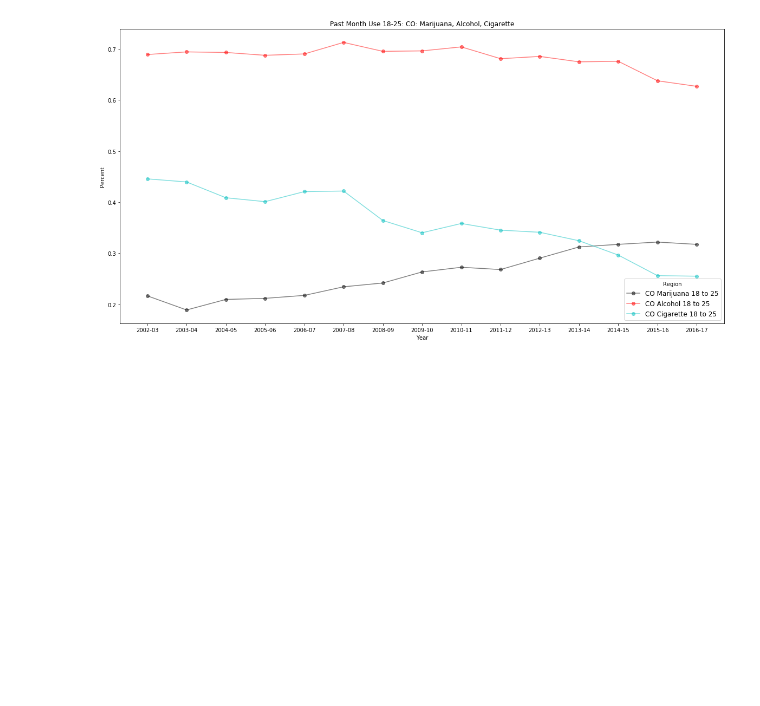
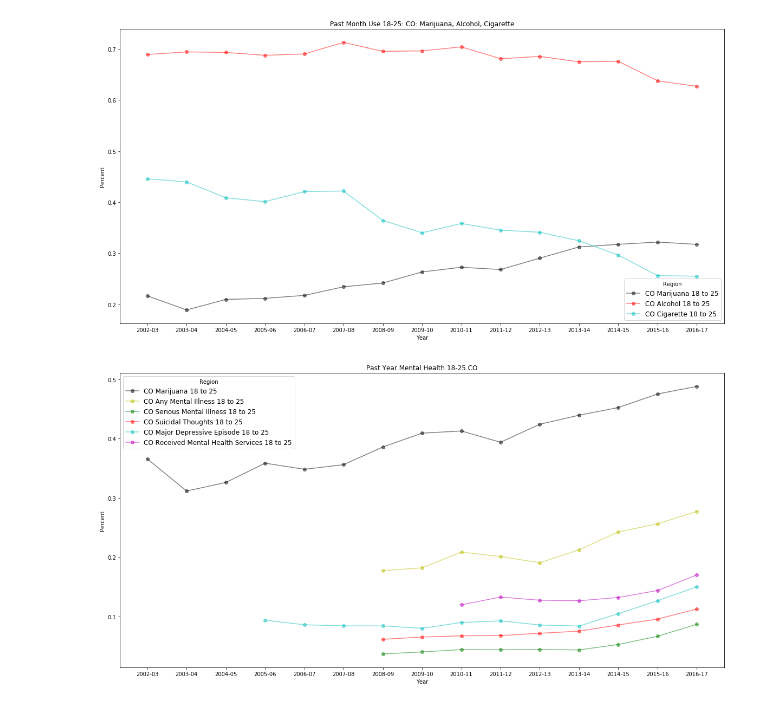
Before and after one commit to zdsteele/Project_1, a Jupyter notebook: FredSpot/Freds_Project1_Jupyter_Notebook.ipynb, the cells around one changed output. Cells and saved outputs as stored; diff of their text form; code cells hidden in the pictures; blank space fills up the shorter version.

Commit message:
5 plotting examples

```diff
--- a/FredSpot/Freds_Project1_Jupyter_Notebook.ipynb
+++ b/FredSpot/Freds_Project1_Jupyter_Notebook.ipynb
@@ -147,3 +151,44 @@ plt.legend(title="Region", fontsize="large", loc="best")
 plt.show()
 # %% [output]
 [figure]
+# %%
+#Past Year Mental Health
+
+pymu_18_25_CO_file = "./MarijuanaUse_PastYear_18_25.csv"
+pymu_18_25_CO_df =  pd.read_csv(pymu_18_25_CO_file)
+
+pyami_18_25_CO_file = "./Any_Mental_Illness_PastYear_18_25.csv"
+pyami_18_25_CO_df =  pd.read_csv(pyami_18_25_CO_file)
+
+pysmi_18_25_CO_file = "./Serious_Mental_Illness_PastYear_18_25.csv"
+pysmi_18_25_CO_df =  pd.read_csv(pysmi_18_25_CO_file)
+
+pyst_18_25_CO_file = "./Suicide_Thoughts_PastYear_18_25.csv"
+pyst_18_25_CO_df =  pd.read_csv(pyst_18_25_CO_file)
+
+pymde_18_25_CO_file = "./Major_Depressive_Episode_PastYear_18_25.csv"
+pymde_18_25_CO_df =  pd.read_csv(pymde_18_25_CO_file)
+
+pyrmhs_18_25_CO_file = "./Received_MH_Services_PastYear_18_25.csv"
+pyrmhs_18_25_CO_df =  pd.read_csv(pyrmhs_18_25_CO_file)
+
+#Set plot size
+plt.rcParams["figure.figsize"] = [20,10]
+
+#Line Plots
+plt.plot(pymu_18_25_CO_df["year_pair"], pymu_18_25_CO_df["estimate"], 'ko-', alpha=0.5, label="CO Marijuana 18 to 25")
+plt.plot(pyami_18_25_CO_df["year_pair"], pyami_18_25_CO_df["estimate"], 'yo-', alpha=0.5, label="CO Any Mental Illness 18 to 25")
+plt.plot(pysmi_18_25_CO_df["year_pair"], pysmi_18_25_CO_df["estimate"], 'go-', alpha=0.5, label="CO Serious Mental Illness 18 to 25")
+plt.plot(pyst_18_25_CO_df["year_pair"], pyst_18_25_CO_df["estimate"], 'ro-', alpha=0.5, label="CO Suicidal Thoughts 18 to 25")
+plt.plot(pymde_18_25_CO_df["year_pair"], pymde_18_25_CO_df["estimate"], 'co-', alpha=0.5, label="CO Major Depressive Episode 18 to 25")
+plt.plot(pyrmhs_18_25_CO_df["year_pair"], pyrmhs_18_25_CO_df["estimate"], 'mo-', alpha=0.5, label="CO Received Mental Health Services 18 to 25")
+
+# Add title, axis names, and legend
+plt.title('Past Year Mental Health 18-25 CO')
+plt.xlabel('Year')
+plt.ylabel('Percent')
+plt.legend(title="Region", fontsize="large", loc="best")
+
+plt.show()
+# %% [output]
+[figure, added]
```
Also changed, not shown: parts of 2 cells of this notebook, 6 other files.
